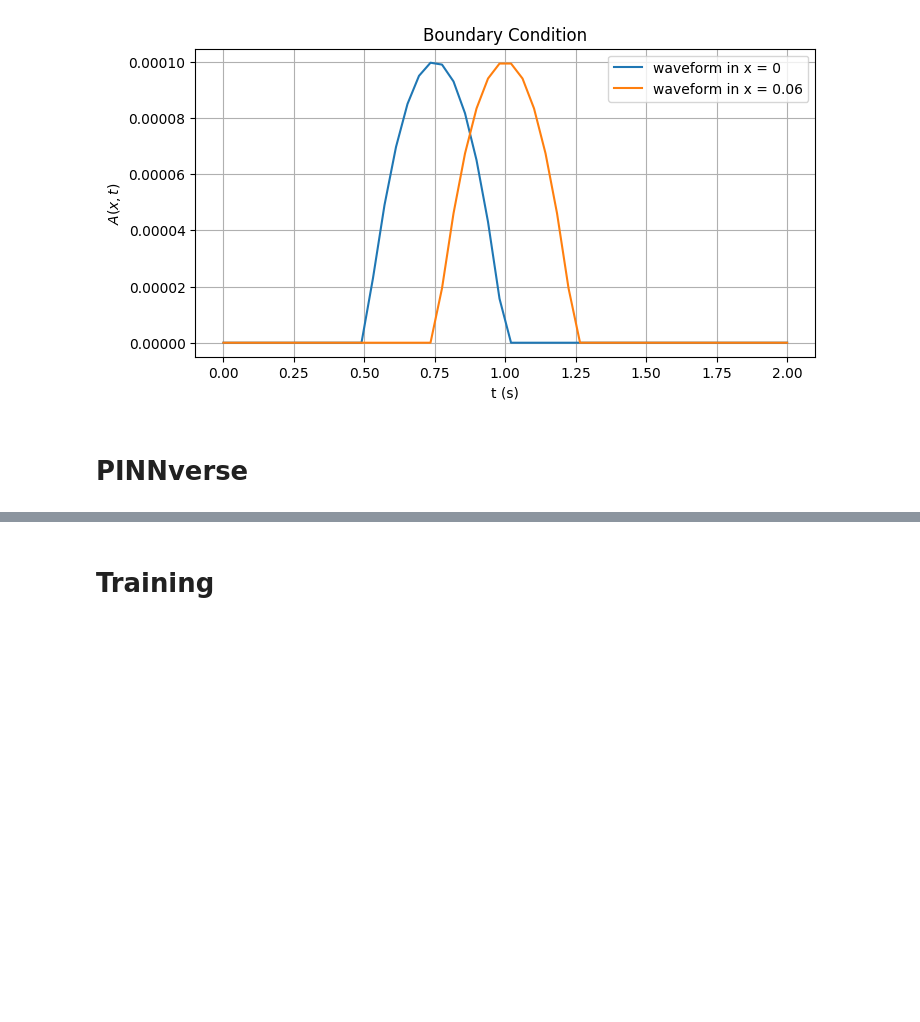
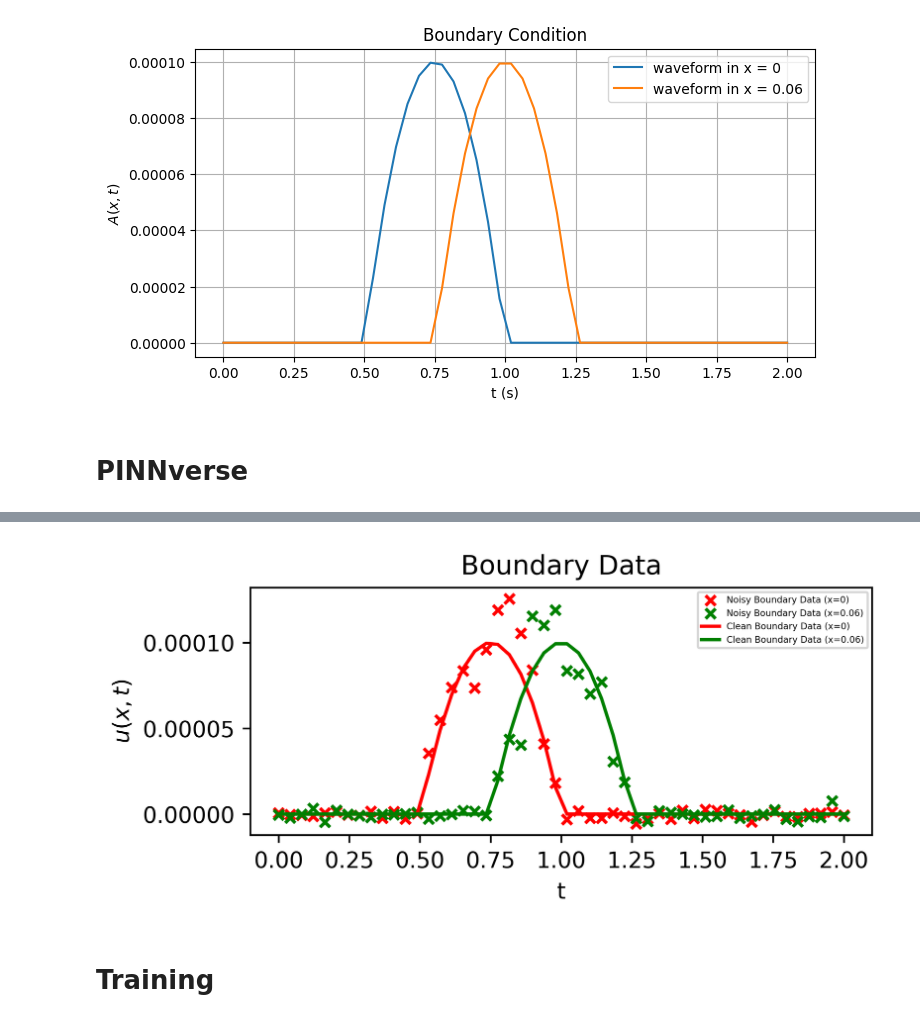
Before and after one commit to SebastianJara-PI/pinnverse-pytorch-replication, a Jupyter notebook: notebooks/02_transport_equation.ipynb, the cells around one changed output, grey strips where cells are left out. Drawn from its saved outputs; the diff is of its cells as text; code cells hidden in the pictures; blank space fills up the shorter version.

```diff
--- a/notebooks/02_transport_equation.ipynb
+++ b/notebooks/02_transport_equation.ipynb
@@ -113,3 +135,17 @@ plt.show()
+# %%
+# plot noise data
+plt.figure(figsize=(5, 2), dpi=600)
+plt.scatter(t_d.detach().numpy(), u_1_noisy.detach().numpy(), s=20, c='r', marker = 'x', clip_on=False, label='Noisy Boundary Data (x=0)')
+plt.scatter(t_d.detach().numpy(), u_2_noisy.detach().numpy(), s=20, c='g', marker = 'x', clip_on=False, label='Noisy Boundary Data (x=0.06)')
+plt.plot(t_d.detach().numpy(), u_1.detach().numpy(), c='r', label='Clean Boundary Data (x=0)')
+plt.plot(t_d.detach().numpy(), u_2.detach().numpy(), c='g', label='Clean Boundary Data (x=0.06)')
+plt.title('Boundary Data')
+plt.legend(fontsize=4)
+plt.xlabel('t')
+plt.ylabel('$u(x,t)$')
+plt.show()
+# %% [output]
+[figure, added]
 # %%
 c_v = nn.Parameter(torch.tensor(1.0, dtype=torch.float32), requires_grad=True)
 # %%
```
Also changed, not shown: parts of 8 cells of this notebook, 1 other file.
